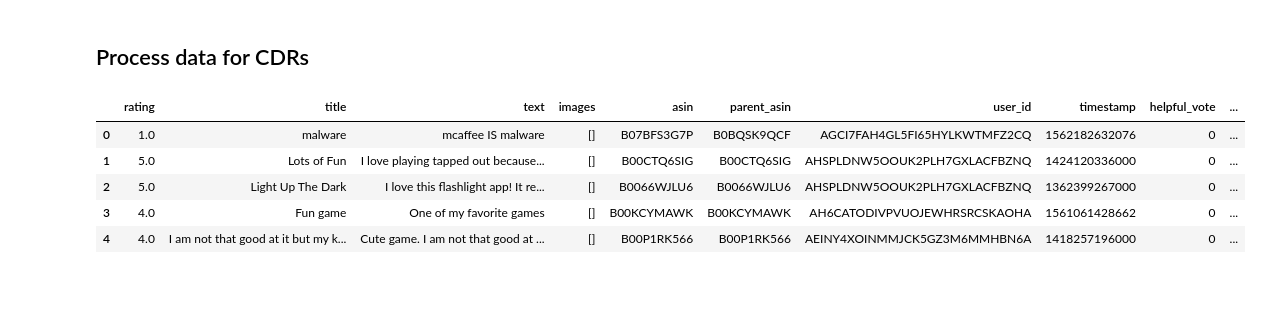
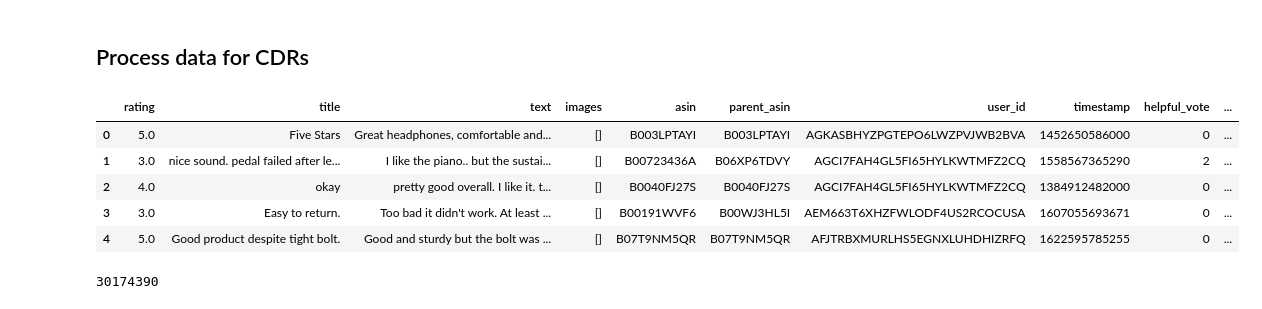
Before and after one commit to niclasclassen/domain-similarity-as-predictor-of-cdr-performance, a Jupyter notebook: process_similarity_results.ipynb, the cells around one changed output. Cells and saved outputs as stored; diff of their text form; code cells hidden in the pictures.

```diff
--- a/process_similarity_results.ipynb
+++ b/process_similarity_results.ipynb
@@ -41,13 +41,17 @@ from utils import get_domain_reviews
 import numpy as np
 import pandas as pd
 # %%
-source_domain = get_domain_reviews("Software")
+source_domain = get_domain_reviews("musical_instruments")
 source_domain.head()
 # %% [output]
 |  | rating | title | text | images | asin | parent_asin | user_id | timestamp | helpful_vote | ... |
-| 0 | 1.0 | malware | mcaffee IS malware | [] | B07BFS3G7P | B0BQSK9QCF | AGCI7FAH4GL5FI65HYLKWTMFZ2CQ | 1562182632076 | 0 | ... |
-| 1 | 5.0 | Lots of Fun | I love playing tapped out because... | [] | B00CTQ6SIG | B00CTQ6SIG | AHSPLDNW5OOUK2PLH7GXLACFBZNQ | 1424120336000 | 0 | ... |
-| 2 | 5.0 | Light Up The Dark | I love this flashlight app! It re... | [] | B0066WJLU6 | B0066WJLU6 | AHSPLDNW5OOUK2PLH7GXLACFBZNQ | 1362399267000 | 0 | ... |
-| 3 | 4.0 | Fun game | One of my favorite games | [] | B00KCYMAWK | B00KCYMAWK | AH6CATODIVPVUOJEWHRSRCSKAOHA | 1561061428662 | 0 | ... |
-| 4 | 4.0 | I am not that good at it but my k... | Cute game. I am not that good at ... | [] | B00P1RK566 | B00P1RK566 | AEINY4XOINMMJCK5GZ3M6MMHBN6A | 1418257196000 | 0 | ... |
+| 0 | 5.0 | Five Stars | Great headphones, comfortable and... | [] | B003LPTAYI | B003LPTAYI | AGKASBHYZPGTEPO6LWZPVJWB2BVA | 1452650586000 | 0 | ... |
+| 1 | 3.0 | nice sound. pedal failed after le... | I like the piano.. but the sustai... | [] | B00723436A | B06XP6TDVY | AGCI7FAH4GL5FI65HYLKWTMFZ2CQ | 1558567365290 | 2 | ... |
+| 2 | 4.0 | okay | pretty good overall. I like it. t... | [] | B0040FJ27S | B0040FJ27S | AGCI7FAH4GL5FI65HYLKWTMFZ2CQ | 1384912482000 | 0 | ... |
+| 3 | 3.0 | Easy to return. | Too bad it didn't work. At least ... | [] | B00191WVF6 | B00WJ3HL5I | AEM663T6XHZFWLODF4US2RCOCUSA | 1607055693671 | 0 | ... |
+| 4 | 5.0 | Good product despite tight bolt. | Good and sturdy but the bolt was ... | [] | B07T9NM5QR | B07T9NM5QR | AFJTRBXMURLHS5EGNXLUHDHIZRFQ | 1622595785255 | 0 | ... |
+# %%
+source_domain.size
+# %% [output]
+30174390
 # %%
```
Also changed, not shown: parts of 8 cells of this notebook, 13 other files.
